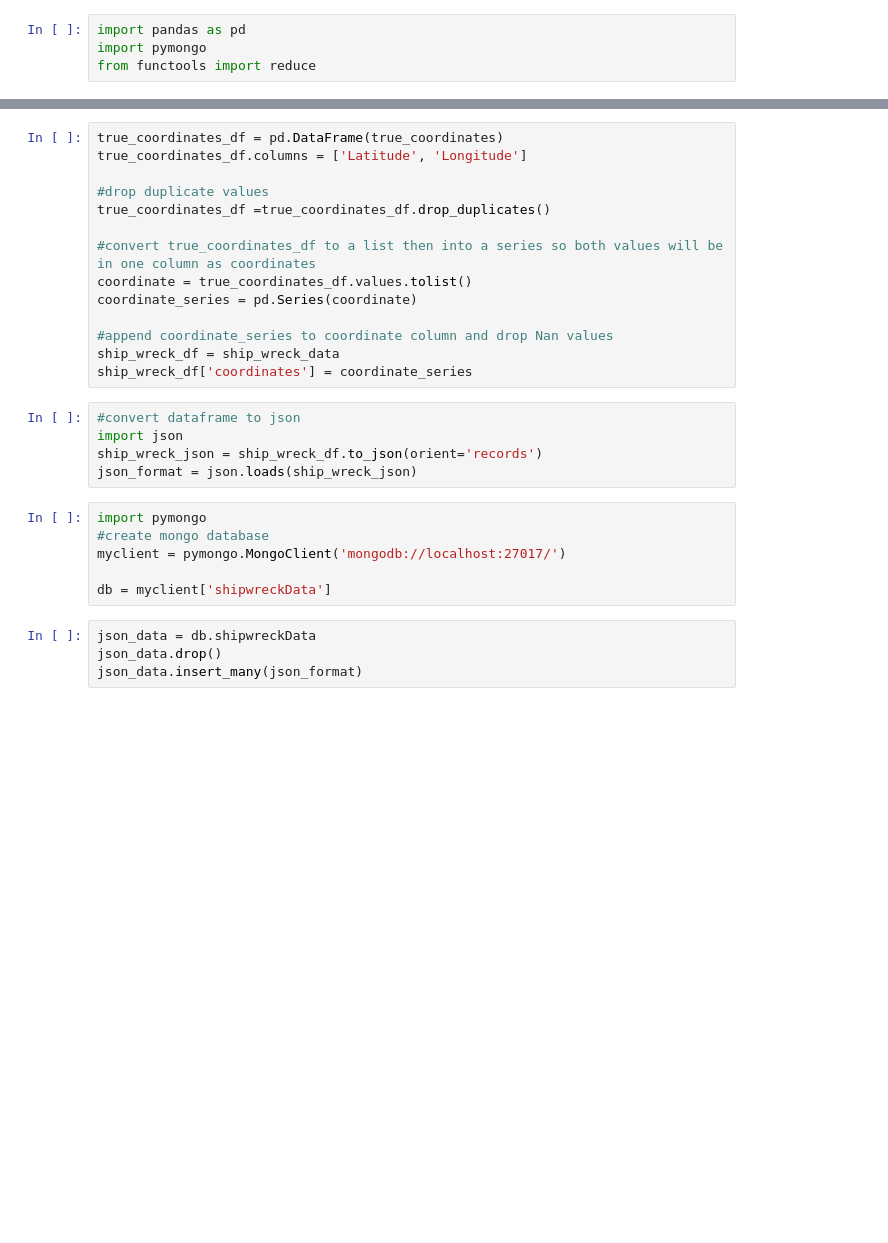
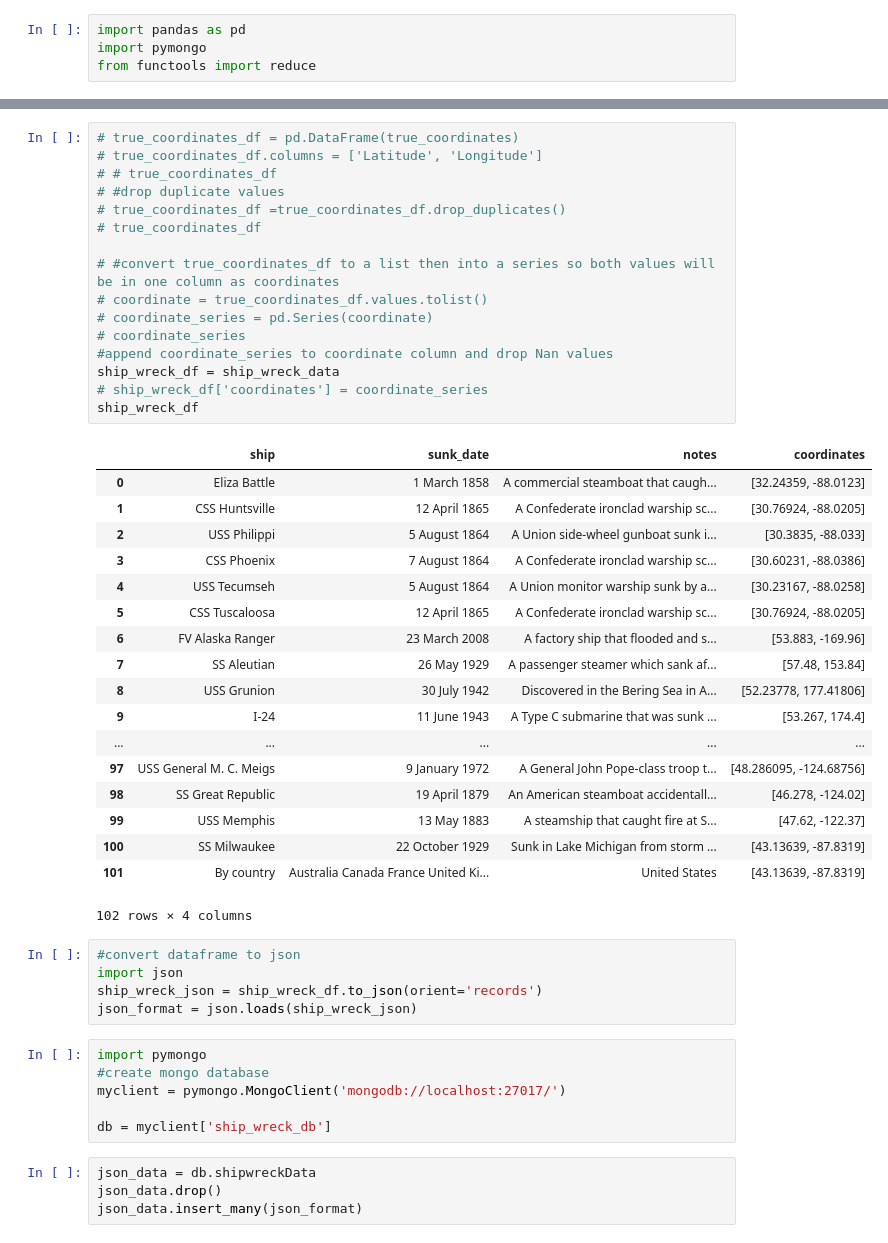
Before and after one commit to Vallito/Project2, a Jupyter notebook: shipwreck_data.ipynb, the cells around one changed output, grey strips where cells are left out. Drawn from its saved outputs; the diff is of its cells as text; blank space fills up the shorter version.

Commit message:
cleaned up folder, updated shipwreck scrape

```diff
--- a/shipwreck_data.ipynb
+++ b/shipwreck_data.ipynb
@@ -77,17 +159,38 @@ California Florida Great Lakes Massachusetts North Carolina Oregon
 # %%
-true_coordinates_df = pd.DataFrame(true_coordinates)
-true_coordinates_df.columns = ['Latitude', 'Longitude']
+# true_coordinates_df = pd.DataFrame(true_coordinates)
+# true_coordinates_df.columns = ['Latitude', 'Longitude']
+# # true_coordinates_df
+# #drop duplicate values
+# true_coordinates_df =true_coordinates_df.drop_duplicates()
+# true_coordinates_df
 
-#drop duplicate values
-true_coordinates_df =true_coordinates_df.drop_duplicates()
-
-#convert true_coordinates_df to a list then into a series so both values will be in one column as coordinates
-coordinate = true_coordinates_df.values.tolist()
-coordinate_series = pd.Series(coordinate)
-
+# #convert true_coordinates_df to a list then into a series so both values will be in one column as coordinates
+# coordinate = true_coordinates_df.values.tolist()
+# coordinate_series = pd.Series(coordinate)
+# coordinate_series
 #append coordinate_series to coordinate column and drop Nan values
 ship_wreck_df = ship_wreck_data
-ship_wreck_df['coordinates'] = coordinate_series
+# ship_wreck_df['coordinates'] = coordinate_series
+ship_wreck_df
+# %% [output]
+|  | ship | sunk_date | notes | coordinates |
+| 0 | Eliza Battle | 1 March 1858 | A commercial steamboat that caugh... | [32.24359, -88.0123] |
+| 1 | CSS Huntsville | 12 April 1865 | A Confederate ironclad warship sc... | [30.76924, -88.0205] |
+| 2 | USS Philippi | 5 August 1864 | A Union side-wheel gunboat sunk i... | [30.3835, -88.033] |
+| 3 | CSS Phoenix | 7 August 1864 | A Confederate ironclad warship sc... | [30.60231, -88.0386] |
+| 4 | USS Tecumseh | 5 August 1864 | A Union monitor warship sunk by a... | [30.23167, -88.0258] |
+| 5 | CSS Tuscaloosa | 12 April 1865 | A Confederate ironclad warship sc... | [30.76924, -88.0205] |
+| 6 | FV Alaska Ranger | 23 March 2008 | A factory ship that flooded and s... | [53.883, -169.96] |
+| 7 | SS Aleutian | 26 May 1929 | A passenger steamer which sank af... | [57.48, 153.84] |
+| 8 | USS Grunion | 30 July 1942 | Discovered in the Bering Sea in A... | [52.23778, 177.41806] |
+| 9 | I-24 | 11 June 1943 | A Type C submarine that was sunk ... | [53.267, 174.4] |
+| ... | ... | ... | ... | ... |
+| 97 | USS General M. C. Meigs | 9 January 1972 | A General John Pope-class troop t... | [48.286095, -124.68756] |
+| 98 | SS Great Republic | 19 April 1879 | An American steamboat accidentall... | [46.278, -124.02] |
+| 99 | USS Memphis | 13 May 1883 | A steamship that caught fire at S... | [47.62, -122.37] |
+| 100 | SS Milwaukee | 22 October 1929 | Sunk in Lake Michigan from storm ... | [43.13639, -87.8319] |
+| 101 | By country | Australia Canada France United Ki... | United States | [43.13639, -87.8319] |
+102 rows × 4 columns
 # %%
 #convert dataframe to json
 import json
@@ -98,7 +201,7 @@ import pymongo
 #create mongo database
 myclient = pymongo.MongoClient('mongodb://localhost:27017/')
 
-db = myclient['shipwreckData']
+db = myclient['ship_wreck_db']
 # %%
 json_data = db.shipwreckData
 json_data.drop()
```
Also changed, not shown: parts of 3 cells of this notebook, 4 other files.
